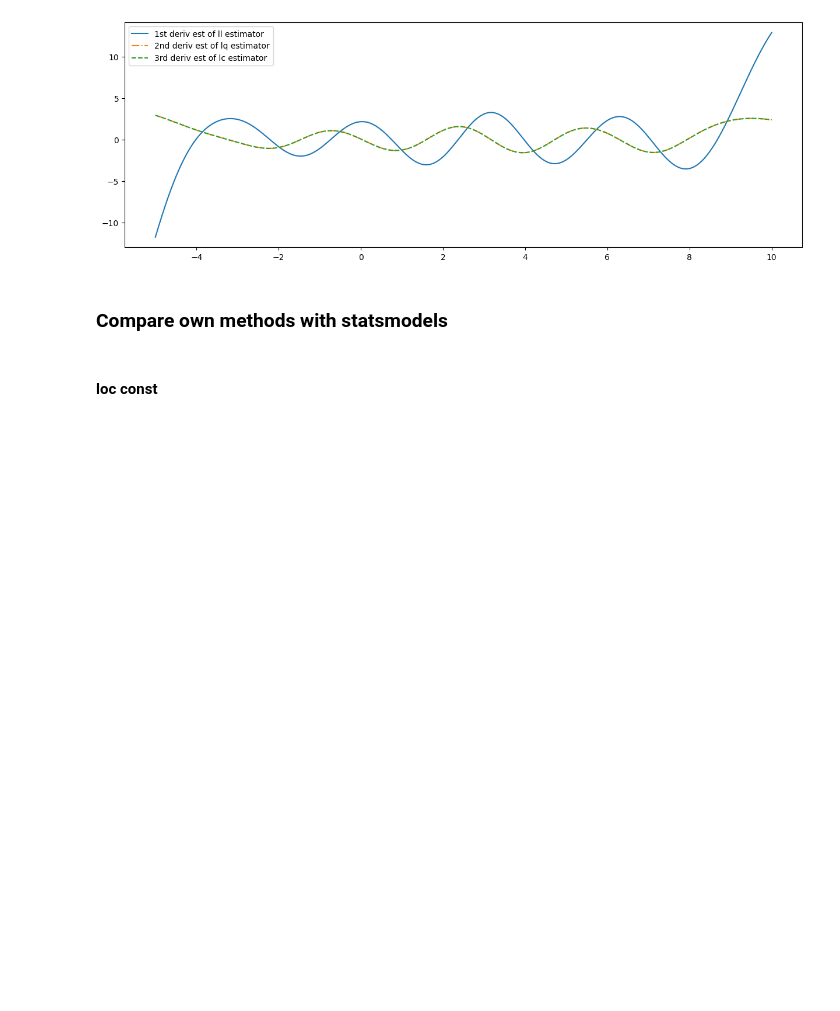
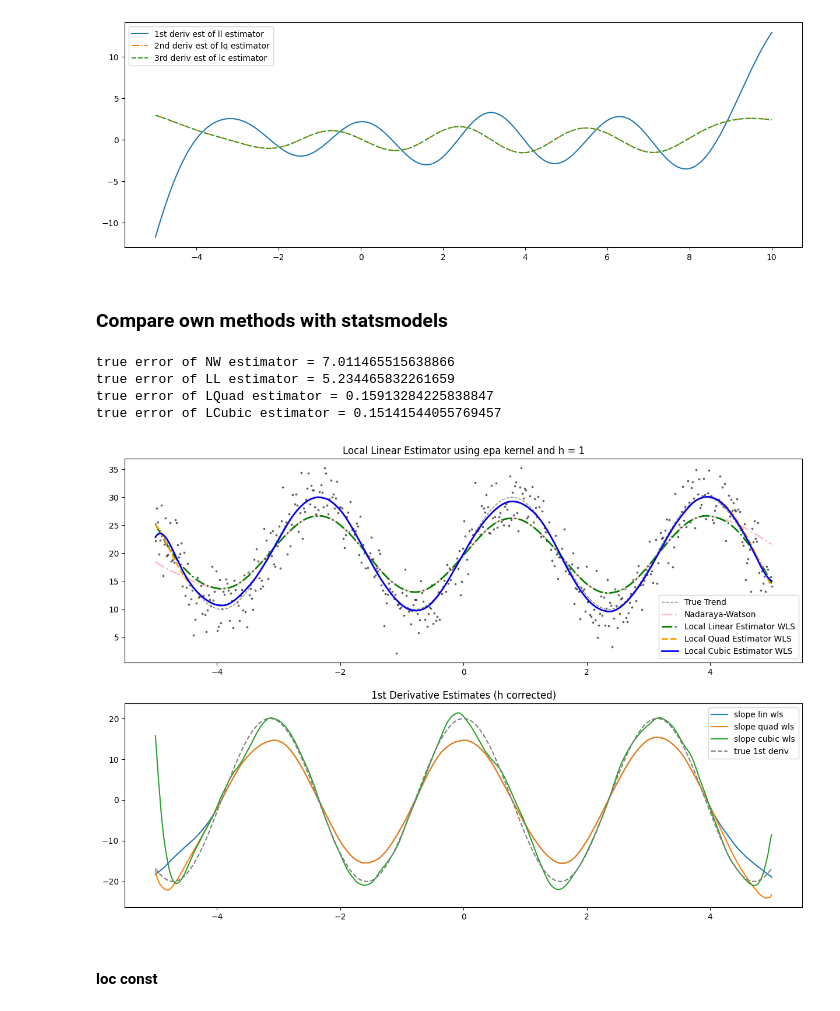
Before and after one commit to hikotei/Kernel-Simulations, a Jupyter notebook: 2023_12_12 NW.ipynb, the cells around one changed output. Cells and saved outputs as stored; diff of their text form; code cells hidden in the pictures; blank space fills up the shorter version.

```diff
--- a/2023_12_12 NW.ipynb
+++ b/2023_12_12 NW.ipynb
@@ -762,3 +889,42 @@ plt.show()
+# %%
+y_pred_true = 10 * np.sin(2*x_pred) + 20
+# true error of the estimates
+print(f"true error of NW estimator = {np.mean((y_pred_nw - y_pred_true)**2)}")
+print(f"true error of LL estimator = {np.mean((y_pred_ll_wls - y_pred_true)**2)}")
+print(f"true error of LQuad estimator = {np.mean((y_pred_lquad_wls - y_pred_true)**2)}")
+print(f"true error of LCubic estimator = {np.mean((y_pred_lcubic_wls - y_pred_true)**2)}")
+
+# Plot the original data and the regression line
+fig, axes = plt.subplots(2,1,figsize=(15, 10))
+ax1, ax2 = axes
+
+ax1.scatter(x, y, s=3, marker='o', c='black', alpha=0.5)
+ax1.plot(x, y_true, color="grey", ls="--", lw=1, label="True Trend")
+
+ax1.plot(x_pred, y_pred_nw, color="pink", lw=2, ls='-.', label="Nadaraya-Watson")
+ax1.plot(x_pred, y_pred_ll_wls, color="green", lw=2, ls='-.', label="Local Linear Estimator WLS")
+ax1.plot(x_pred, y_pred_lquad_wls, color="orange", lw=2, ls='--', label="Local Quad Estimator WLS")
+ax1.plot(x_pred, y_pred_lcubic_wls, color="blue", lw=2, ls='-', label="Local Cubic Estimator WLS")
+
+ax1.set_title(f"Local Linear Estimator using {kernel} kernel and h = {h}")
+ax1.legend()
+
+ax2.plot(x_pred, weights_wls/h, label="slope lin wls")
+ax2.plot(x_pred, weights_quad_wls[0]/h, label="slope quad wls")
+ax2.plot(x_pred, weights_cubic_wls[0]/h, label="slope cubic wls")
+# plot true derivative of y_true = 10 * np.sin(2*x) + 20
+ax2.plot(x_pred, 20 * np.cos(2*x_pred), ls='--', c='grey', label="true 1st deriv")
+
+ax2.legend()
+ax2.set_title("1st Derivative Estimates (h corrected)")
+
+plt.show()
+# %% [output]
+true error of NW estimator = 7.011465515638866
+true error of LL estimator = 5.234465832261659
+true error of LQuad estimator = 0.15913284225838847
+true error of LCubic estimator = 0.15141544055769457
+[figure, added]
 # %% [markdown]
 #### loc const
 # %%
```
Also changed, not shown: parts of 11 cells of this notebook.
